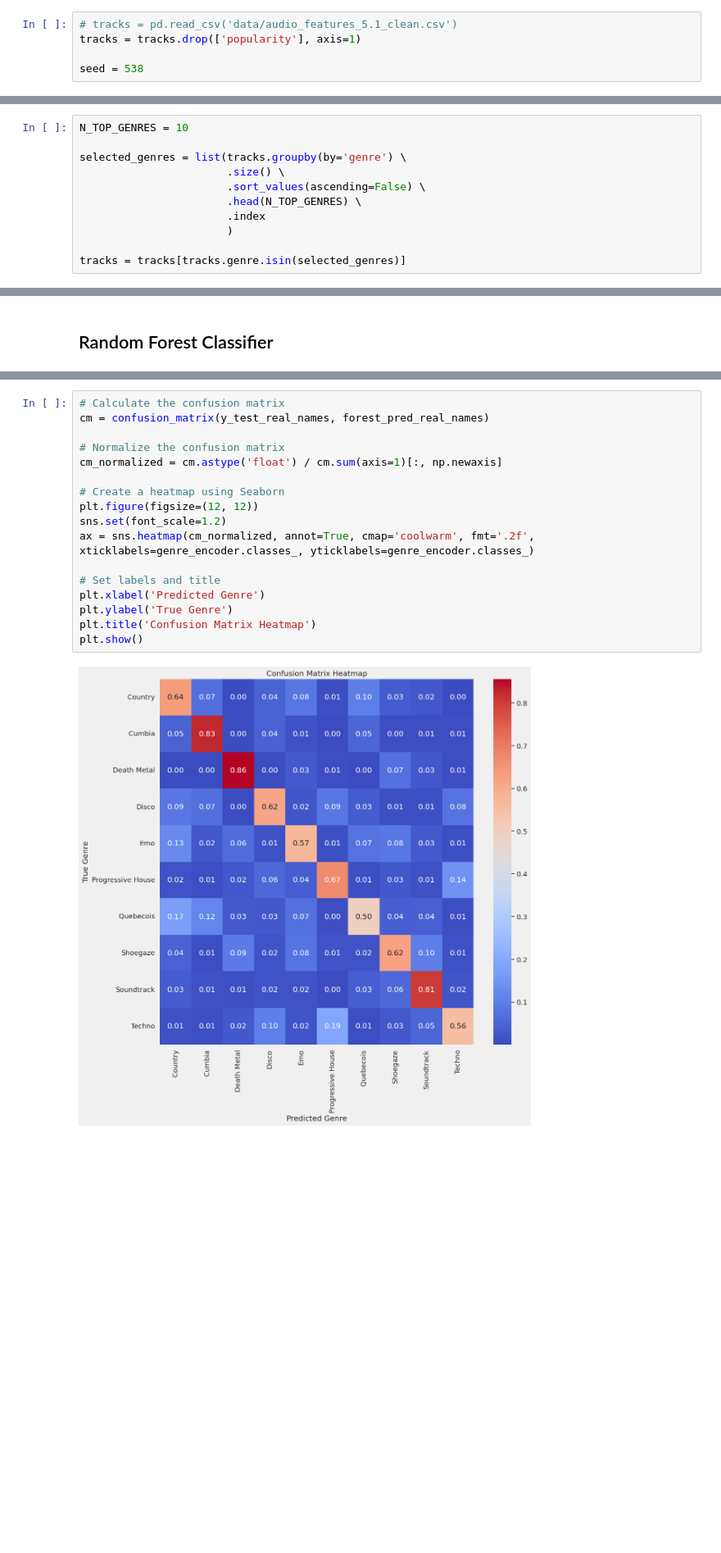
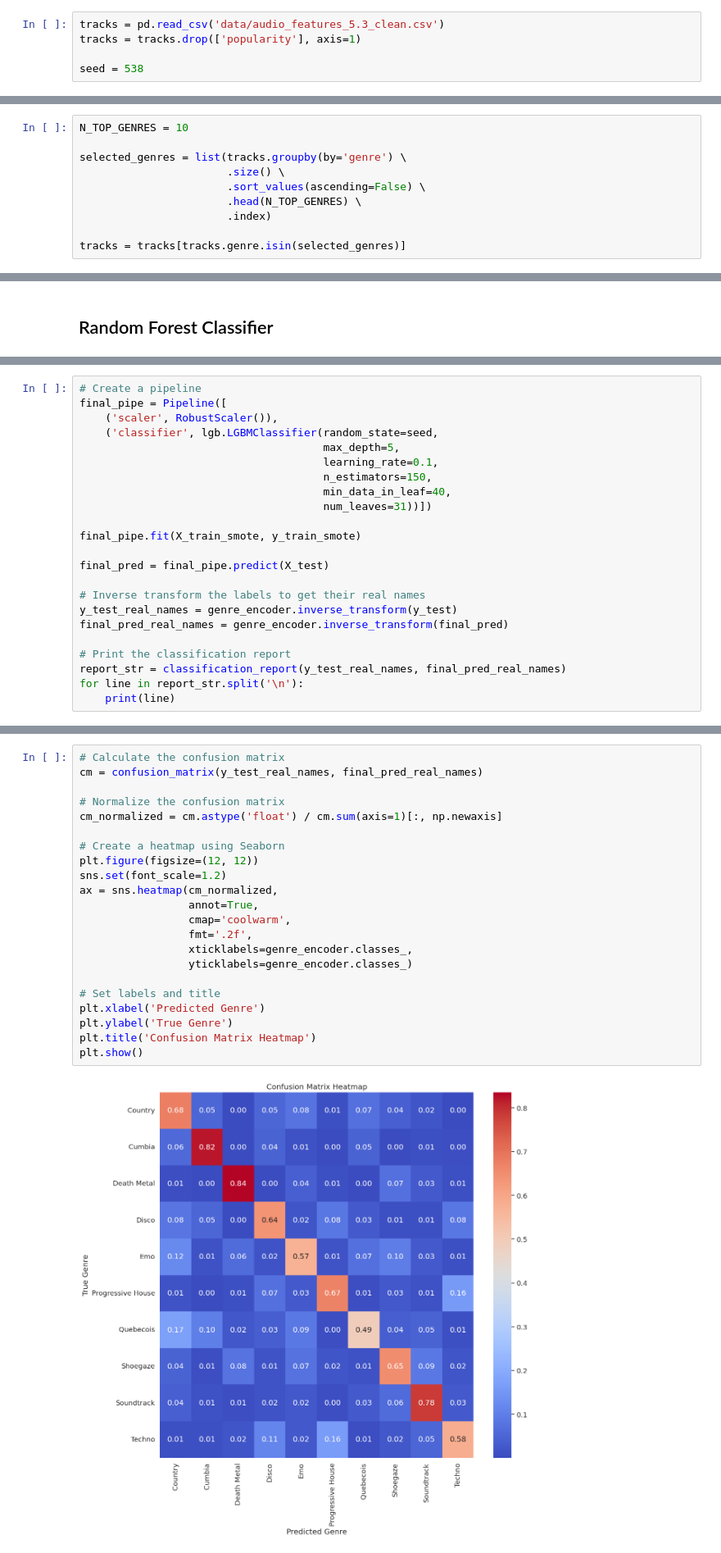
Before and after one commit to jackvandeleuv/music_analysis, a Jupyter notebook: predict_genre.ipynb, the cells around one changed output, grey strips where cells are left out. Shown at 82% size. Cells and saved outputs as stored; diff of their text form; blank space fills up the shorter version.

```diff
--- a/predict_genre.ipynb
+++ b/predict_genre.ipynb
@@ -53,5 +44,5 @@ tracks = pd.read_csv(path)
 # %%
-# tracks = pd.read_csv('data/audio_features_5.1_clean.csv')
+tracks = pd.read_csv('data/audio_features_5.3_clean.csv')
 tracks = tracks.drop(['popularity'], axis=1)
 
 seed = 538
@@ -66,8 +55,7 @@ selected_genres = list(tracks.groupby(by='genre') \
                        .size() \
                        .sort_values(ascending=False) \
                        .head(N_TOP_GENRES) \
-                       .index
-                       )
+                       .index)
 
 tracks = tracks[tracks.genre.isin(selected_genres)]
 # %% [markdown]
@@ -565,0 +993,23 @@ forest_results.sort_values(by='mean_test_score', ascending=False).head(5)
+# %%
+# Create a pipeline
+final_pipe = Pipeline([
+    ('scaler', RobustScaler()),
+    ('classifier', lgb.LGBMClassifier(random_state=seed,
+                                      max_depth=5,
+                                      learning_rate=0.1,
+                                      n_estimators=150,
+                                      min_data_in_leaf=40,
+                                      num_leaves=31))])
+
+final_pipe.fit(X_train_smote, y_train_smote)
+
+final_pred = final_pipe.predict(X_test)
+
+# Inverse transform the labels to get their real names
+y_test_real_names = genre_encoder.inverse_transform(y_test)
+final_pred_real_names = genre_encoder.inverse_transform(final_pred)
+
+# Print the classification report
+report_str = classification_report(y_test_real_names, final_pred_real_names)
+for line in report_str.split('\n'):
+    print(line)
@@ -566,19 +1036,24 @@ forest_results.sort_values(by='mean_test_score', ascending=False).head(5)
 # %%
 # Calculate the confusion matrix
-cm = confusion_matrix(y_test_real_names, forest_pred_real_names)
+cm = confusion_matrix(y_test_real_names, final_pred_real_names)
 
 # Normalize the confusion matrix
 cm_normalized = cm.astype('float') / cm.sum(axis=1)[:, np.newaxis]
 
 # Create a heatmap using Seaborn
 plt.figure(figsize=(12, 12))
 sns.set(font_scale=1.2)
-ax = sns.heatmap(cm_normalized, annot=True, cmap='coolwarm', fmt='.2f', xticklabels=genre_encoder.classes_, yticklabels=genre_encoder.classes_)
+ax = sns.heatmap(cm_normalized,
+                 annot=True,
+                 cmap='coolwarm',
+                 fmt='.2f',
+                 xticklabels=genre_encoder.classes_,
+                 yticklabels=genre_encoder.classes_)
 
 # Set labels and title
 plt.xlabel('Predicted Genre')
 plt.ylabel('True Genre')
 plt.title('Confusion Matrix Heatmap')
 plt.show()
 # %% [output]
-[figure, old version]
+[figure, new version]
```
Also changed, not shown: parts of 96 cells of this notebook.
